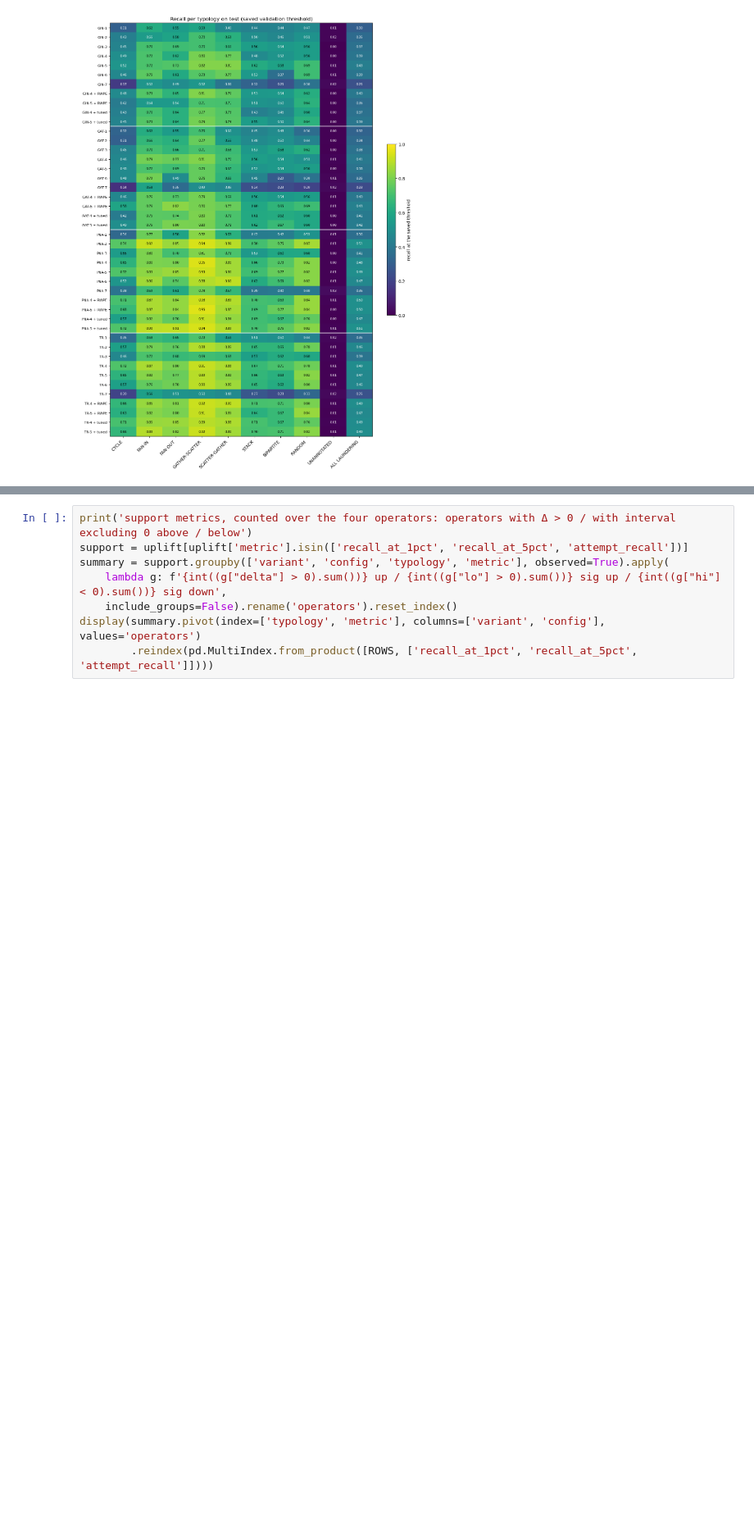
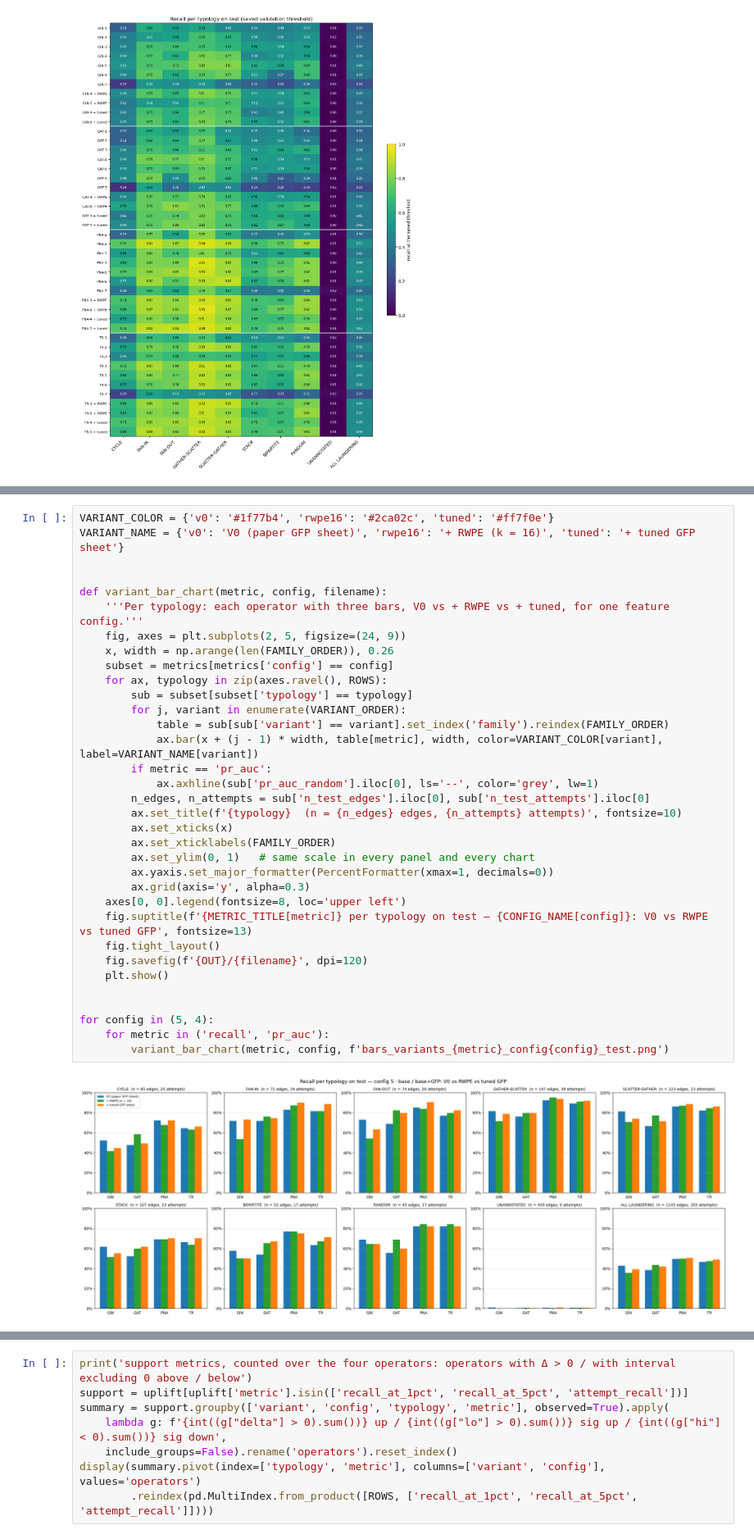
Before and after one commit to sandrokhizanishvili/gnn_for_fraudulent_patterns, a Jupyter notebook: Typology_analysis.ipynb, the cells around one changed output, grey strips where cells are left out. Shown at 82% size. Saved outputs shown, nothing was run; the diff lists cells and outputs as text; blank space fills up the shorter version.

```diff
--- a/Typology_analysis.ipynb
+++ b/Typology_analysis.ipynb
@@ -756,0 +686,36 @@ for metric in ('recall', 'precision', 'f1', 'pr_auc'):
+# %%
+VARIANT_COLOR = {'v0': '#1f77b4', 'rwpe16': '#2ca02c', 'tuned': '#ff7f0e'}
+VARIANT_NAME = {'v0': 'V0 (paper GFP sheet)', 'rwpe16': '+ RWPE (k = 16)', 'tuned': '+ tuned GFP sheet'}
+
+
+def variant_bar_chart(metric, config, filename):
+    '''Per typology: each operator with three bars, V0 vs + RWPE vs + tuned, for one feature config.'''
+    fig, axes = plt.subplots(2, 5, figsize=(24, 9))
+    x, width = np.arange(len(FAMILY_ORDER)), 0.26
+    subset = metrics[metrics['config'] == config]
+    for ax, typology in zip(axes.ravel(), ROWS):
+        sub = subset[subset['typology'] == typology]
+        for j, variant in enumerate(VARIANT_ORDER):
+            table = sub[sub['variant'] == variant].set_index('family').reindex(FAMILY_ORDER)
+            ax.bar(x + (j - 1) * width, table[metric], width, color=VARIANT_COLOR[variant], label=VARIANT_NAME[variant])
+        if metric == 'pr_auc':
+            ax.axhline(sub['pr_auc_random'].iloc[0], ls='--', color='grey', lw=1)
+        n_edges, n_attempts = sub['n_test_edges'].iloc[0], sub['n_test_attempts'].iloc[0]
+        ax.set_title(f'{typology}  (n = {n_edges} edges, {n_attempts} attempts)', fontsize=10)
+        ax.set_xticks(x)
+        ax.set_xticklabels(FAMILY_ORDER)
+        ax.set_ylim(0, 1)   # same scale in every panel and every chart
+        ax.yaxis.set_major_formatter(PercentFormatter(xmax=1, decimals=0))
+        ax.grid(axis='y', alpha=0.3)
+    axes[0, 0].legend(fontsize=8, loc='upper left')
+    fig.suptitle(f'{METRIC_TITLE[metric]} per typology on test — {CONFIG_NAME[config]}: V0 vs RWPE vs tuned GFP', fontsize=13)
+    fig.tight_layout()
+    fig.savefig(f'{OUT}/{filename}', dpi=120)
+    plt.show()
+
+
+for config in (5, 4):
+    for metric in ('recall', 'pr_auc'):
+        variant_bar_chart(metric, config, f'bars_variants_{metric}_config{config}_test.png')
+# %% [output]
+[figure, added]
```
Also changed, not shown: parts of 32 cells of this notebook, 12 other files.
